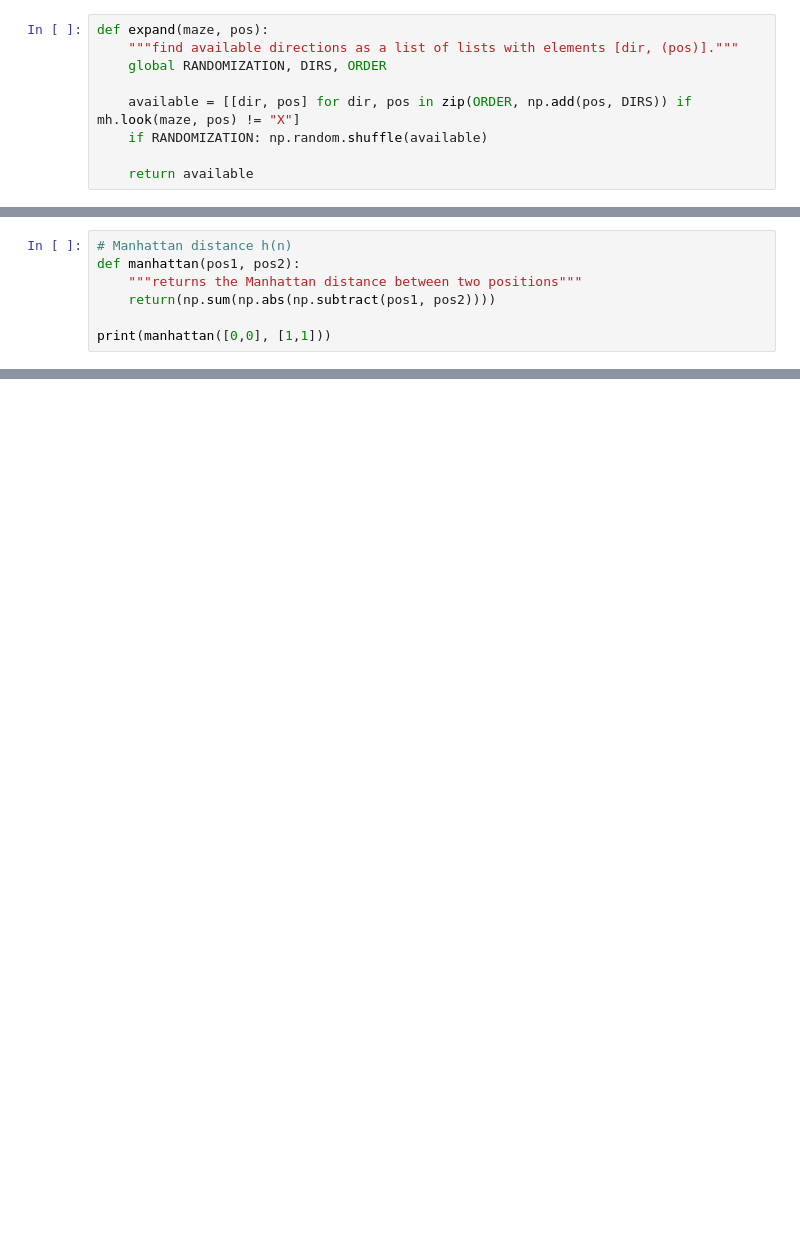
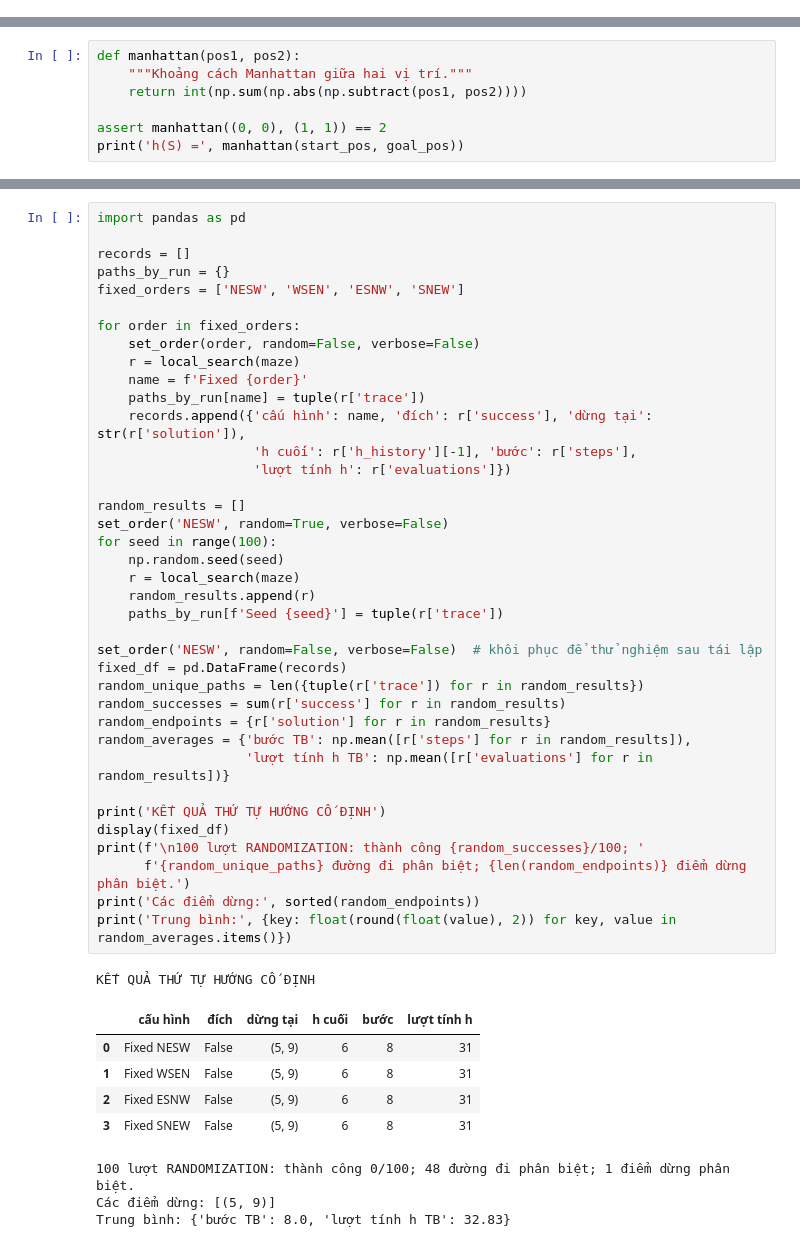
Before and after one commit to doduyquy/sgu-team-2026-advanced-ai-subject, a Jupyter notebook: weekly assignments/lab03 - local search/Maze_Example_LocalSearch.ipynb, the cells around one changed output, grey strips where cells are left out. Drawn from its saved outputs; the diff is of its cells as text; blank space fills up the shorter version.

```diff
--- a/weekly assignments/lab03 - local search/Maze_Example_LocalSearch.ipynb
+++ b/weekly assignments/lab03 - local search/Maze_Example_LocalSearch.ipynb
@@ -66,9 +72,0 @@ Directions are checked in the order ['N', 'E', 'S', 'W']
-# %%
-def expand(maze, pos):
-    """find available directions as a list of lists with elements [dir, (pos)]."""
-    global RANDOMIZATION, DIRS, ORDER
-
-    available = [[dir, pos] for dir, pos in zip(ORDER, np.add(pos, DIRS)) if mh.look(maze, pos) != "X"]
-    if RANDOMIZATION: np.random.shuffle(available)
-
-    return available
@@ -79,8 +98,8 @@ We use Manhattan distance to the goal as the objective function (minimization).
 # %%
-# Manhattan distance h(n)
 def manhattan(pos1, pos2):
-    """returns the Manhattan distance between two positions"""
-    return(np.sum(np.abs(np.subtract(pos1, pos2))))
+    """Khoảng cách Manhattan giữa hai vị trí."""
+    return int(np.sum(np.abs(np.subtract(pos1, pos2))))
 
-print(manhattan([0,0], [1,1]))
+assert manhattan((0, 0), (1, 1)) == 2
+print('h(S) =', manhattan(start_pos, goal_pos))
 # %% [output]
@@ -160,0 +291,48 @@ No solution found.
+# %%
+import pandas as pd
+
+records = []
+paths_by_run = {}
+fixed_orders = ['NESW', 'WSEN', 'ESNW', 'SNEW']
+
+for order in fixed_orders:
+    set_order(order, random=False, verbose=False)
+    r = local_search(maze)
+    name = f'Fixed {order}'
+    paths_by_run[name] = tuple(r['trace'])
+    records.append({'cấu hình': name, 'đích': r['success'], 'dừng tại': str(r['solution']),
+                    'h cuối': r['h_history'][-1], 'bước': r['steps'],
+                    'lượt tính h': r['evaluations']})
+
+random_results = []
+set_order('NESW', random=True, verbose=False)
+for seed in range(100):
+    np.random.seed(seed)
+    r = local_search(maze)
+    random_results.append(r)
+    paths_by_run[f'Seed {seed}'] = tuple(r['trace'])
+
+set_order('NESW', random=False, verbose=False)  # khôi phục để thử nghiệm sau tái lập
+fixed_df = pd.DataFrame(records)
+random_unique_paths = len({tuple(r['trace']) for r in random_results})
+random_successes = sum(r['success'] for r in random_results)
+random_endpoints = {r['solution'] for r in random_results}
+random_averages = {'bước TB': np.mean([r['steps'] for r in random_results]),
+                   'lượt tính h TB': np.mean([r['evaluations'] for r in random_results])}
+
+print('KẾT QUẢ THỨ TỰ HƯỚNG CỐ ĐỊNH')
+display(fixed_df)
+print(f'\n100 lượt RANDOMIZATION: thành công {random_successes}/100; '
+      f'{random_unique_paths} đường đi phân biệt; {len(random_endpoints)} điểm dừng phân biệt.')
+print('Các điểm dừng:', sorted(random_endpoints))
+print('Trung bình:', {key: float(round(float(value), 2)) for key, value in random_averages.items()})
+# %% [output]
+KẾT QUẢ THỨ TỰ HƯỚNG CỐ ĐỊNH
+|  | cấu hình | đích | dừng tại | h cuối | bước | lượt tính h |
+| 0 | Fixed NESW | False | (5, 9) | 6 | 8 | 31 |
+| 1 | Fixed WSEN | False | (5, 9) | 6 | 8 | 31 |
+| 2 | Fixed ESNW | False | (5, 9) | 6 | 8 | 31 |
+| 3 | Fixed SNEW | False | (5, 9) | 6 | 8 | 31 |
+100 lượt RANDOMIZATION: thành công 0/100; 48 đường đi phân biệt; 1 điểm dừng phân biệt.
+Các điểm dừng: [(5, 9)]
+Trung bình: {'bước TB': 8.0, 'lượt tính h TB': 32.83}
```
Also changed, not shown: parts of 28 cells of this notebook, 25 other files.
